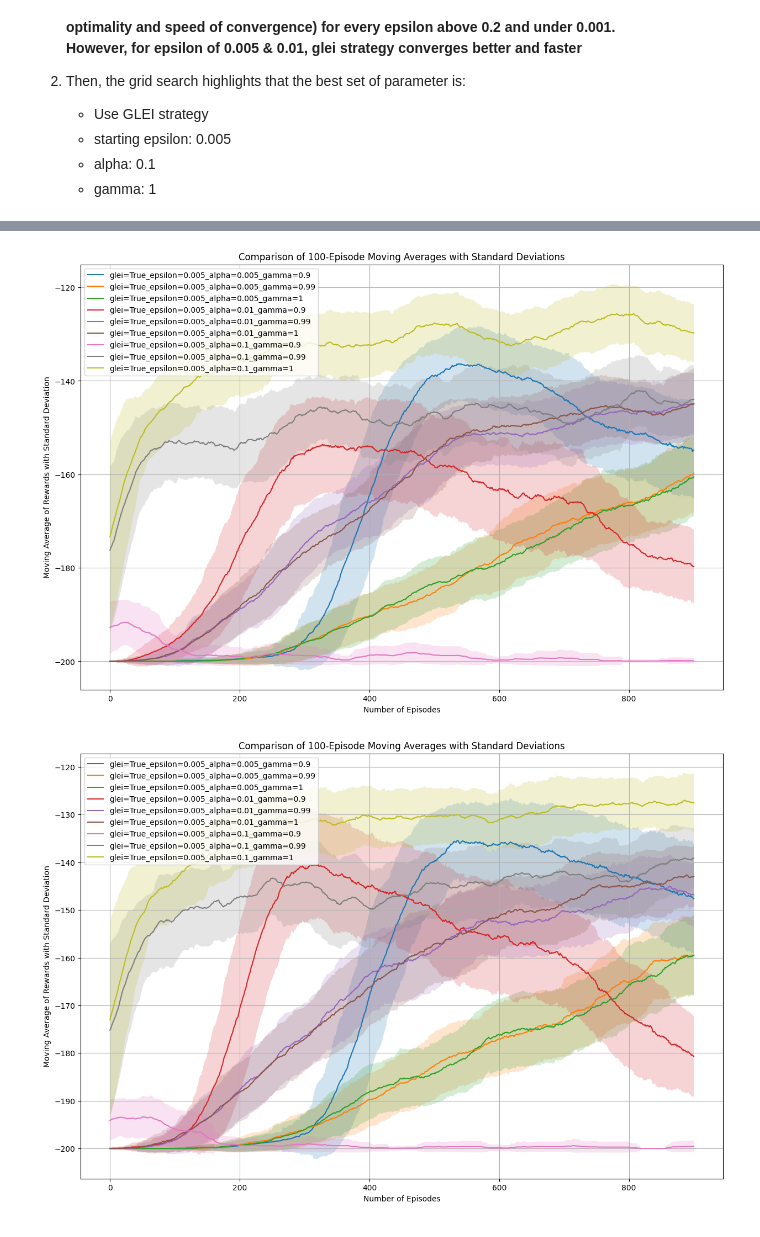
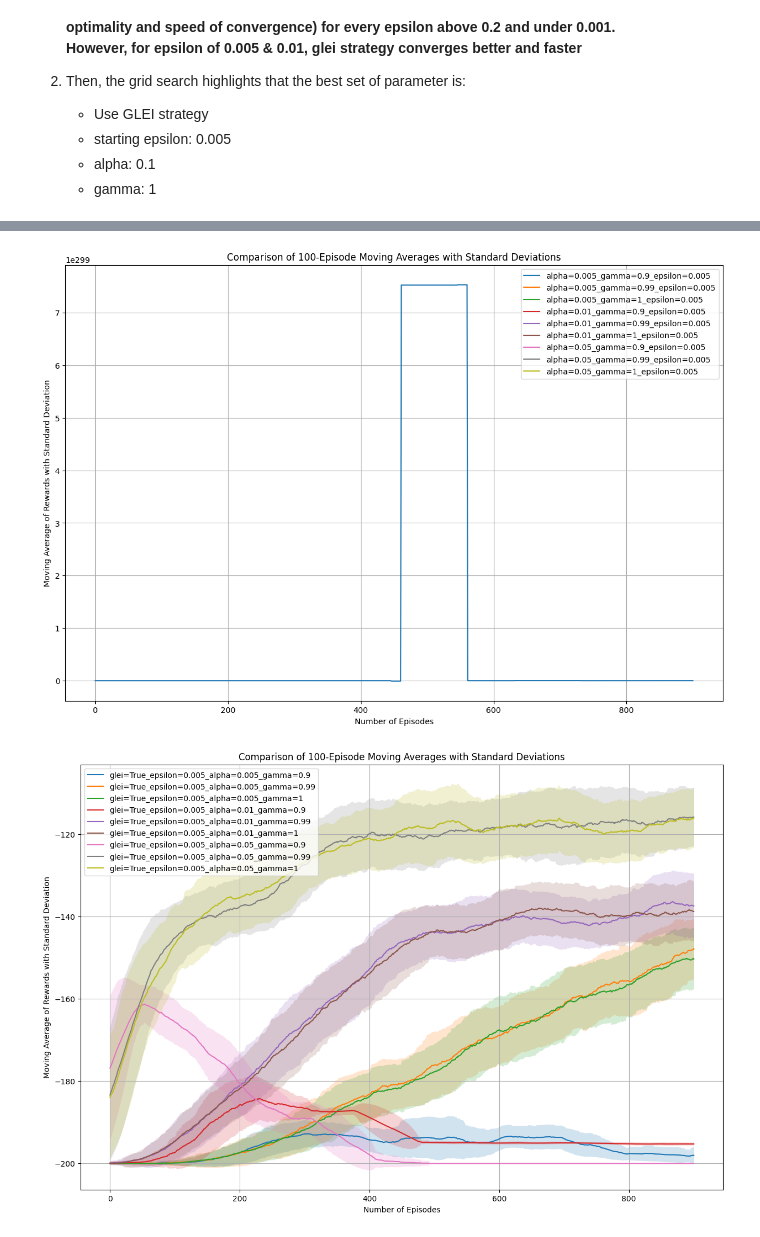
Before and after one commit to salmalys/mountain_car, a Jupyter notebook: src/sarsa_fixed.ipynb, the cells around one changed output, grey strips where cells are left out. Drawn from its saved outputs; the diff is of its cells as text; code cells hidden in the pictures.

```diff
--- a/src/sarsa_fixed.ipynb
+++ b/src/sarsa_fixed.ipynb
@@ -120,16 +172,20 @@ Dictionary saved to ./data/sarsa/alpha_gamma_search_epsilon=0.005_glei=true_3
 # %%
 plot_moving_averages(
-    process_json("./data/sarsa/alpha_gamma_search_epsilon=0.005_glei=true_2", "r"),
+    process_json(
+        "./data/sarsa/eps_greedy/alpha_gamma_search_epsilon=0.005_glei=true", "r"
+    ),
     nb_episodes=1000,
     window_size=100,
 )
 # %% [output]
-[figure, old version]
+[figure, new version]
 # %%
 plot_moving_averages(
-    process_json("./data/sarsa/alpha_gamma_search_epsilon=0.005_glei=true_3", "r"),
+    process_json(
+        "./data/sarsa/eps_greedy/alpha_gamma_search_epsilon=0.005_glei=true", "r"
+    ),
     nb_episodes=1000,
     window_size=100,
 )
 # %% [output]
-[figure, old version]
+[figure, new version]
```
Also changed, not shown: parts of 20 cells of this notebook, 11 other files.
